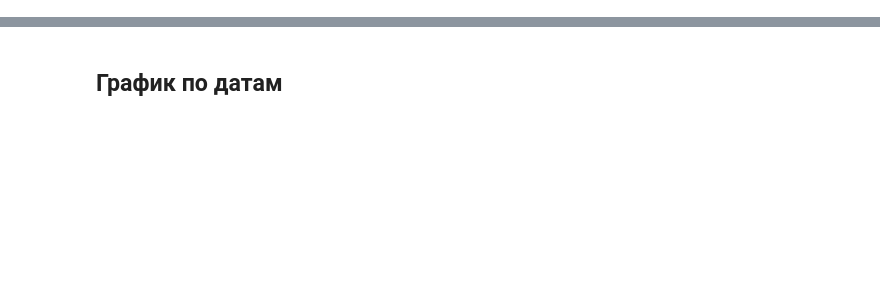
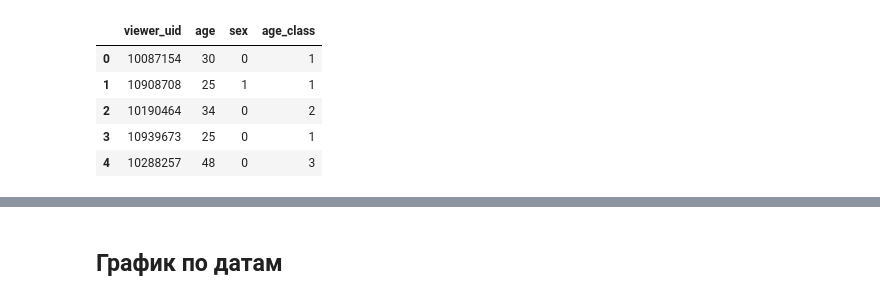
Before and after one commit to Paspasuy/SocDemPrediction, a Jupyter notebook: personal/paspasuy/baseline_socdem.ipynb, the cells around one changed output, grey strips where cells are left out. Saved outputs shown, nothing was run; the diff lists cells and outputs as text; code cells hidden in the pictures; blank space fills up the shorter version.

```diff
--- a/personal/paspasuy/baseline_socdem.ipynb
+++ b/personal/paspasuy/baseline_socdem.ipynb
@@ -30,0 +40,9 @@ data, video, targets = Imputer().fit_transform(data_start, video_start, targets_
+# %%
+features.head()
+# %% [output]
+|  | viewer_uid | age | sex | age_class |
+| 0 | 10087154 | 30 | 0 | 1 |
+| 1 | 10908708 | 25 | 1 | 1 |
+| 2 | 10190464 | 34 | 0 | 2 |
+| 3 | 10939673 | 25 | 0 | 1 |
+| 4 | 10288257 | 48 | 0 | 3 |
```
Also changed, not shown: parts of 5 cells of this notebook, 2 other files.
